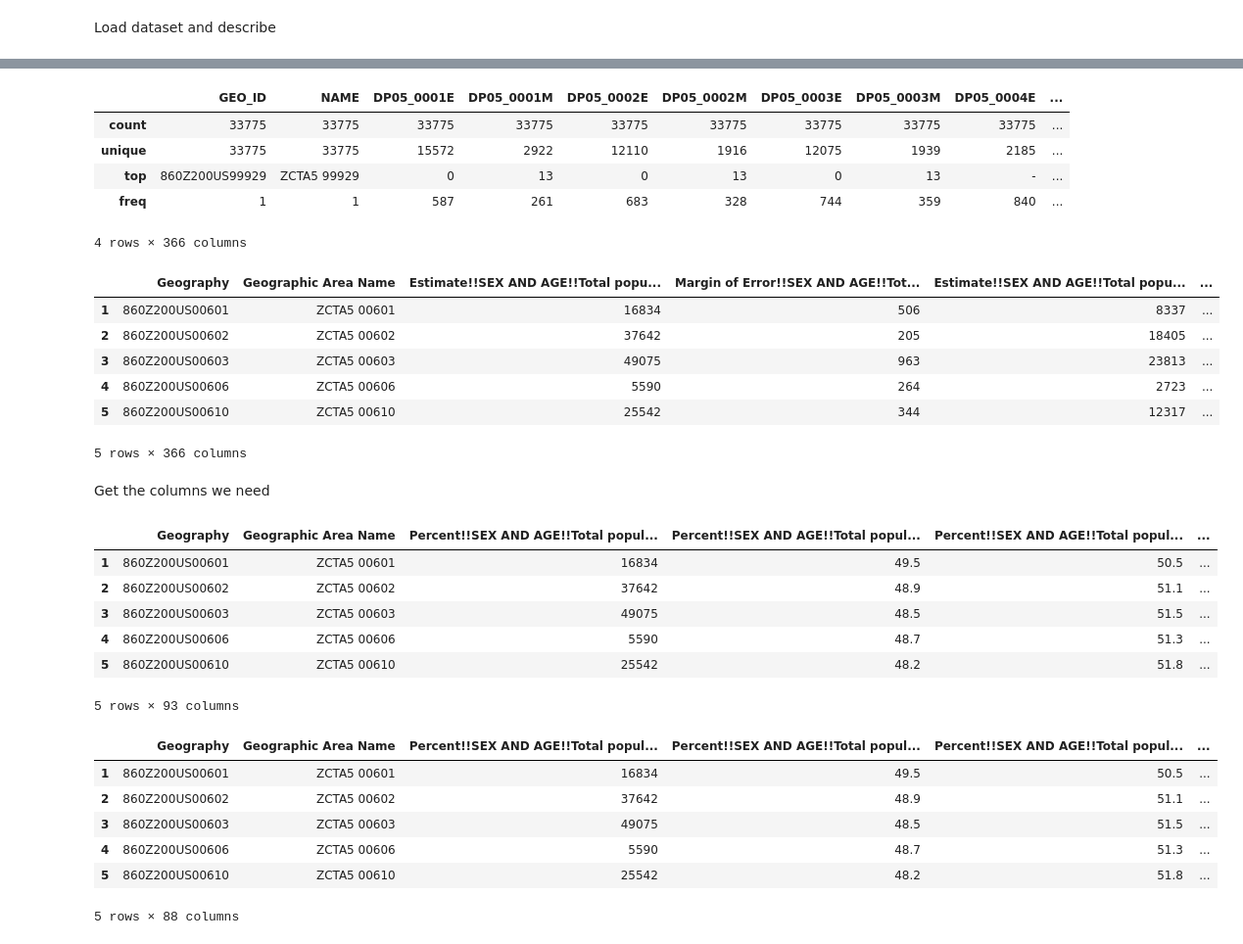
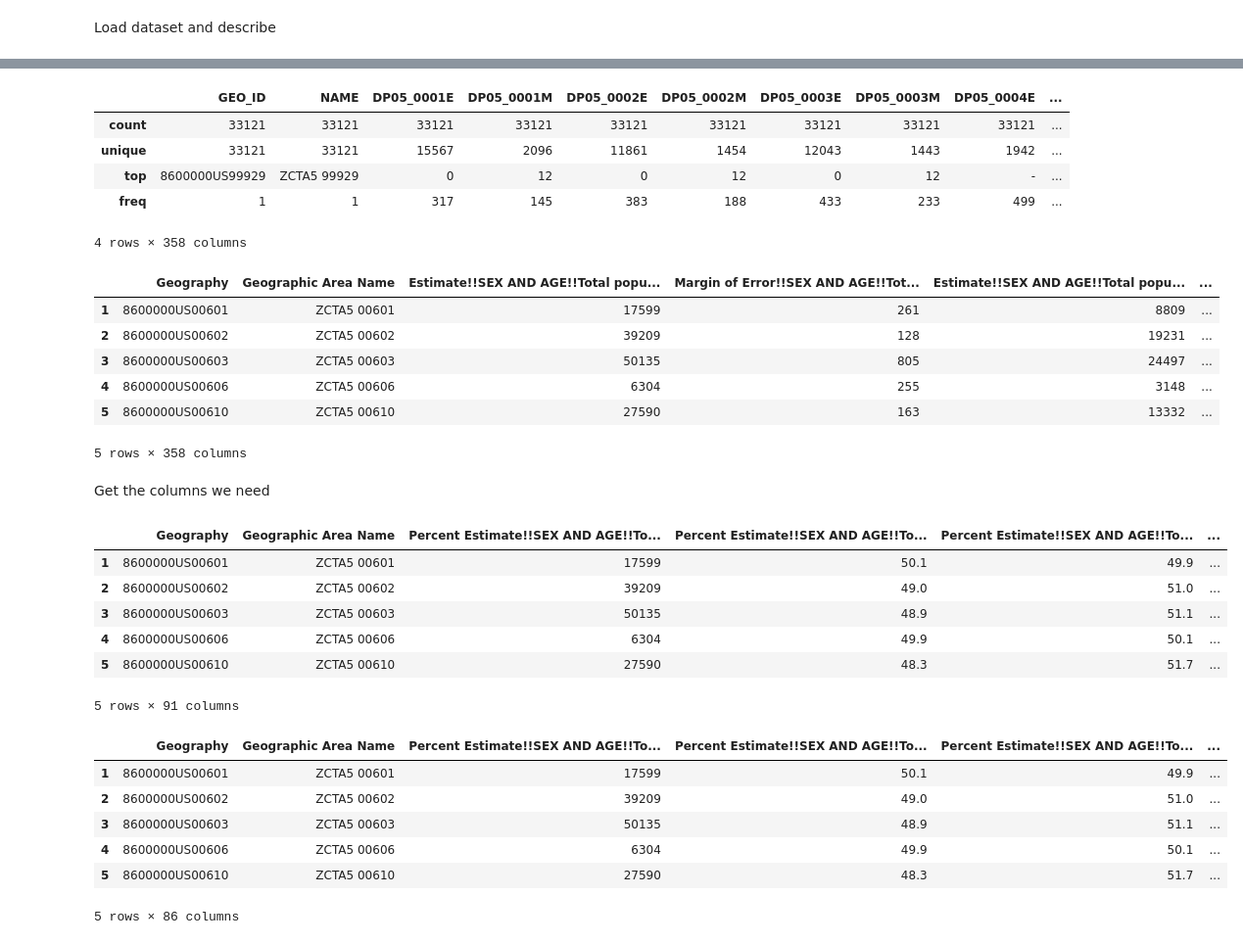
Before and after one commit to Ruben304/HousingDemographics, a Jupyter notebook: preprocess-census.ipynb, the cells around one changed output, grey strips where cells are left out. Shown at 98% size. Saved outputs shown, nothing was run; the diff lists cells and outputs as text; code cells hidden in the pictures.

```diff
--- a/preprocess-census.ipynb
+++ b/preprocess-census.ipynb
@@ -9,7 +9,7 @@ def dataset(year): return 'Datasets/census/data/ACSDP5Y' + str(year) + '.DP05-Da
 # %% [markdown]
 Load dataset and describe
 # %%
-df = pd.read_csv(dataset(2022), low_memory=False)
+df = pd.read_csv(dataset(2017), low_memory=False)
 df = df.iloc[:,:-1] # Drop extra column
 df.head()
 # %% [output]
@@ -24,49 +24,49 @@ df.head()
 df.describe()
 # %% [output]
 |  | GEO_ID | NAME | DP05_0001E | DP05_0001M | DP05_0002E | DP05_0002M | DP05_0003E | DP05_0003M | DP05_0004E | ... |
-| count | 33775 | 33775 | 33775 | 33775 | 33775 | 33775 | 33775 | 33775 | 33775 | ... |
-| unique | 33775 | 33775 | 15572 | 2922 | 12110 | 1916 | 12075 | 1939 | 2185 | ... |
-| top | 860Z200US99929 | ZCTA5 99929 | 0 | 13 | 0 | 13 | 0 | 13 | - | ... |
-| freq | 1 | 1 | 587 | 261 | 683 | 328 | 744 | 359 | 840 | ... |
+| count | 33121 | 33121 | 33121 | 33121 | 33121 | 33121 | 33121 | 33121 | 33121 | ... |
+| unique | 33121 | 33121 | 15567 | 2096 | 11861 | 1454 | 12043 | 1443 | 1942 | ... |
+| top | 8600000US99929 | ZCTA5 99929 | 0 | 12 | 0 | 12 | 0 | 12 | - | ... |
+| freq | 1 | 1 | 317 | 145 | 383 | 188 | 433 | 233 | 499 | ... |
-4 rows × 366 columns
+4 rows × 358 columns
 # %%
 df.columns = df.iloc[0]
 df = df[1:] # Get rid of first header row
 df.head()
 # %% [output]
 |  | Geography | Geographic Area Name | Estimate!!SEX AND AGE!!Total popu... | Margin of Error!!SEX AND AGE!!Tot... | Estimate!!SEX AND AGE!!Total popu... | ... |
-| 1 | 860Z200US00601 | ZCTA5 00601 | 16834 | 506 | 8337 | ... |
-| 2 | 860Z200US00602 | ZCTA5 00602 | 37642 | 205 | 18405 | ... |
-| 3 | 860Z200US00603 | ZCTA5 00603 | 49075 | 963 | 23813 | ... |
-| 4 | 860Z200US00606 | ZCTA5 00606 | 5590 | 264 | 2723 | ... |
-| 5 | 860Z200US00610 | ZCTA5 00610 | 25542 | 344 | 12317 | ... |
+| 1 | 8600000US00601 | ZCTA5 00601 | 17599 | 261 | 8809 | ... |
+| 2 | 8600000US00602 | ZCTA5 00602 | 39209 | 128 | 19231 | ... |
+| 3 | 8600000US00603 | ZCTA5 00603 | 50135 | 805 | 24497 | ... |
+| 4 | 8600000US00606 | ZCTA5 00606 | 6304 | 255 | 3148 | ... |
+| 5 | 8600000US00610 | ZCTA5 00610 | 27590 | 163 | 13332 | ... |
-5 rows × 366 columns
+5 rows × 358 columns
 # %% [markdown]
 Get the columns we need
 # %%
 # Get percentage columns
-df = df.filter(regex='^(Geography|Geographic Area Name|Percent!!)')
+df = df.filter(regex='^(Geography|Geographic Area Name|Percent!!|Percent Estimate!!)')
 df.head()
 # %% [output]
-|  | Geography | Geographic Area Name | Percent!!SEX AND AGE!!Total popul... | Percent!!SEX AND AGE!!Total popul... | Percent!!SEX AND AGE!!Total popul... | ... |
-| 1 | 860Z200US00601 | ZCTA5 00601 | 16834 | 49.5 | 50.5 | ... |
-| 2 | 860Z200US00602 | ZCTA5 00602 | 37642 | 48.9 | 51.1 | ... |
-| 3 | 860Z200US00603 | ZCTA5 00603 | 49075 | 48.5 | 51.5 | ... |
-| 4 | 860Z200US00606 | ZCTA5 00606 | 5590 | 48.7 | 51.3 | ... |
-| 5 | 860Z200US00610 | ZCTA5 00610 | 25542 | 48.2 | 51.8 | ... |
+|  | Geography | Geographic Area Name | Percent Estimate!!SEX AND AGE!!To... | Percent Estimate!!SEX AND AGE!!To... | Percent Estimate!!SEX AND AGE!!To... | ... |
+| 1 | 8600000US00601 | ZCTA5 00601 | 17599 | 50.1 | 49.9 | ... |
+| 2 | 8600000US00602 | ZCTA5 00602 | 39209 | 49.0 | 51.0 | ... |
+| 3 | 8600000US00603 | ZCTA5 00603 | 50135 | 48.9 | 51.1 | ... |
+| 4 | 8600000US00606 | ZCTA5 00606 | 6304 | 49.9 | 50.1 | ... |
+| 5 | 8600000US00610 | ZCTA5 00610 | 27590 | 48.3 | 51.7 | ... |
-5 rows × 93 columns
+5 rows × 91 columns
 # %%
 df.replace("(X)", np.nan, inplace=True)
 df = df.dropna(axis=1, how='all')
 df.head()
 # %% [output]
-|  | Geography | Geographic Area Name | Percent!!SEX AND AGE!!Total popul... | Percent!!SEX AND AGE!!Total popul... | Percent!!SEX AND AGE!!Total popul... | ... |
-| 1 | 860Z200US00601 | ZCTA5 00601 | 16834 | 49.5 | 50.5 | ... |
-| 2 | 860Z200US00602 | ZCTA5 00602 | 37642 | 48.9 | 51.1 | ... |
-| 3 | 860Z200US00603 | ZCTA5 00603 | 49075 | 48.5 | 51.5 | ... |
-| 4 | 860Z200US00606 | ZCTA5 00606 | 5590 | 48.7 | 51.3 | ... |
-| 5 | 860Z200US00610 | ZCTA5 00610 | 25542 | 48.2 | 51.8 | ... |
+|  | Geography | Geographic Area Name | Percent Estimate!!SEX AND AGE!!To... | Percent Estimate!!SEX AND AGE!!To... | Percent Estimate!!SEX AND AGE!!To... | ... |
+| 1 | 8600000US00601 | ZCTA5 00601 | 17599 | 50.1 | 49.9 | ... |
+| 2 | 8600000US00602 | ZCTA5 00602 | 39209 | 49.0 | 51.0 | ... |
+| 3 | 8600000US00603 | ZCTA5 00603 | 50135 | 48.9 | 51.1 | ... |
+| 4 | 8600000US00606 | ZCTA5 00606 | 6304 | 49.9 | 50.1 | ... |
+| 5 | 8600000US00610 | ZCTA5 00610 | 27590 | 48.3 | 51.7 | ... |
-5 rows × 88 columns
+5 rows × 86 columns
 # %%
 df = df.loc[:, ~df.columns.str.contains('SEX AND AGE')]
 df = df.loc[:, ~df.columns.str.contains('CITIZEN')]
```
Also changed, not shown: parts of 7 cells of this notebook, 11 other files.
